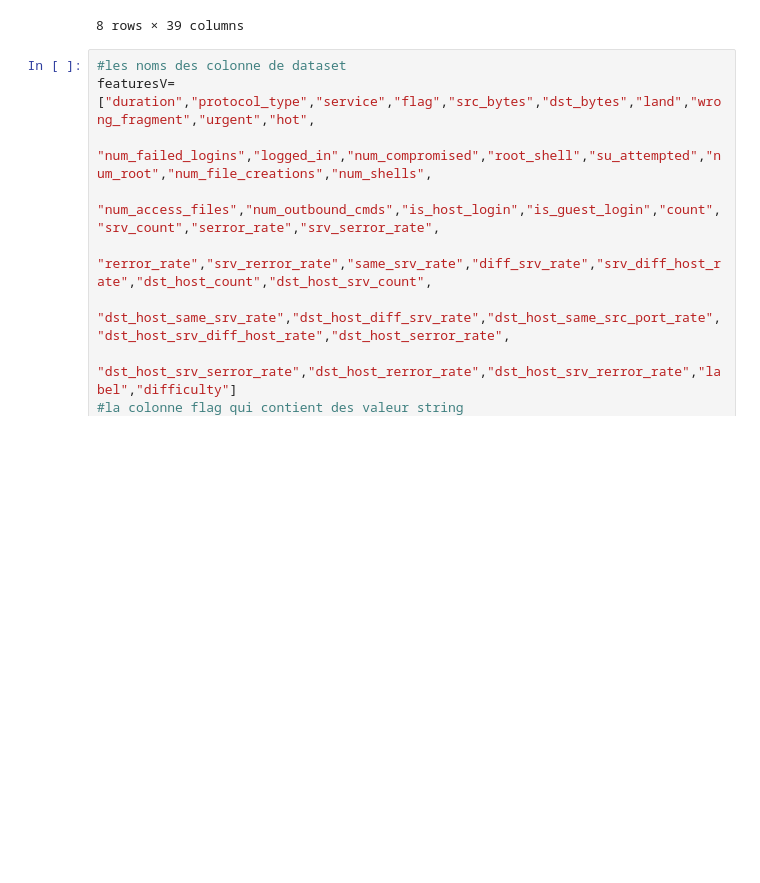
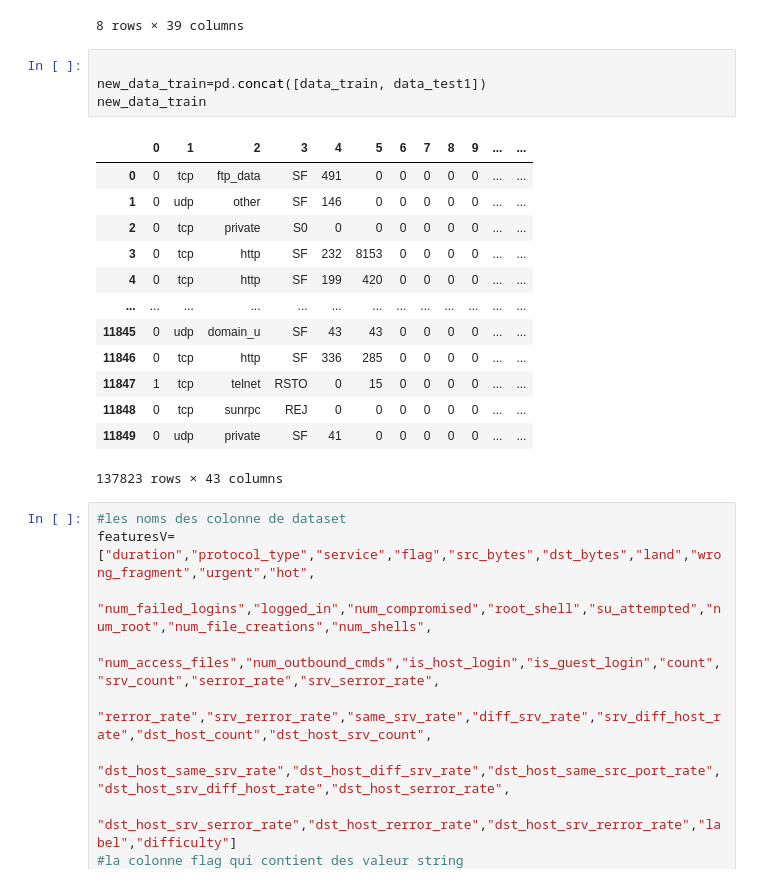
Before and after one commit to RafikaSaadouni/CNN-LSTM, a Jupyter notebook: lstm2.ipynb, the cells around one changed output. Drawn from its saved outputs; the diff is of its cells as text; blank space fills up the shorter version.

```diff
--- a/lstm2.ipynb
+++ b/lstm2.ipynb
@@ -50,6 +52,24 @@ data_test.describe()
 | 75% | 0.000000 | 2.870000e+02 | 6.010000e+02 | 0.000000 | 0.000000 | 0.000000 | 0.000000 | 0.000000 | 1.000000 | 0.000000 | ... | ... |
 | max | 57715.000000 | 6.282565e+07 | 1.345927e+06 | 1.000000 | 3.000000 | 3.000000 | 101.000000 | 4.000000 | 1.000000 | 796.000000 | ... | ... |
 8 rows × 39 columns
+# %%
+
+new_data_train=pd.concat([data_train, data_test1])
+new_data_train
+# %% [output]
+|  | 0 | 1 | 2 | 3 | 4 | 5 | 6 | 7 | 8 | 9 | ... | ... |
+| 0 | 0 | tcp | ftp_data | SF | 491 | 0 | 0 | 0 | 0 | 0 | ... | ... |
+| 1 | 0 | udp | other | SF | 146 | 0 | 0 | 0 | 0 | 0 | ... | ... |
+| 2 | 0 | tcp | private | S0 | 0 | 0 | 0 | 0 | 0 | 0 | ... | ... |
+| 3 | 0 | tcp | http | SF | 232 | 8153 | 0 | 0 | 0 | 0 | ... | ... |
+| 4 | 0 | tcp | http | SF | 199 | 420 | 0 | 0 | 0 | 0 | ... | ... |
+| ... | ... | ... | ... | ... | ... | ... | ... | ... | ... | ... | ... | ... |
+| 11845 | 0 | udp | domain_u | SF | 43 | 43 | 0 | 0 | 0 | 0 | ... | ... |
+| 11846 | 0 | tcp | http | SF | 336 | 285 | 0 | 0 | 0 | 0 | ... | ... |
+| 11847 | 1 | tcp | telnet | RSTO | 0 | 15 | 0 | 0 | 0 | 0 | ... | ... |
+| 11848 | 0 | tcp | sunrpc | REJ | 0 | 0 | 0 | 0 | 0 | 0 | ... | ... |
+| 11849 | 0 | udp | private | SF | 41 | 0 | 0 | 0 | 0 | 0 | ... | ... |
+137823 rows × 43 columns
 # %%
 #les noms des colonne de dataset
 featuresV=["duration","protocol_type","service","flag","src_bytes","dst_bytes","land","wrong_fragment","urgent","hot",
```
Also changed, not shown: parts of 15 cells of this notebook.
